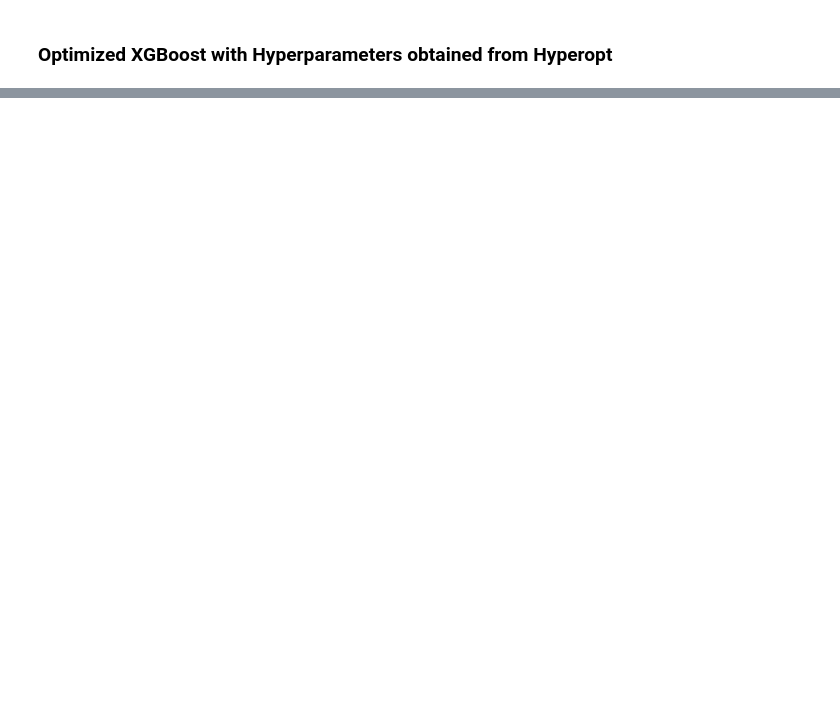
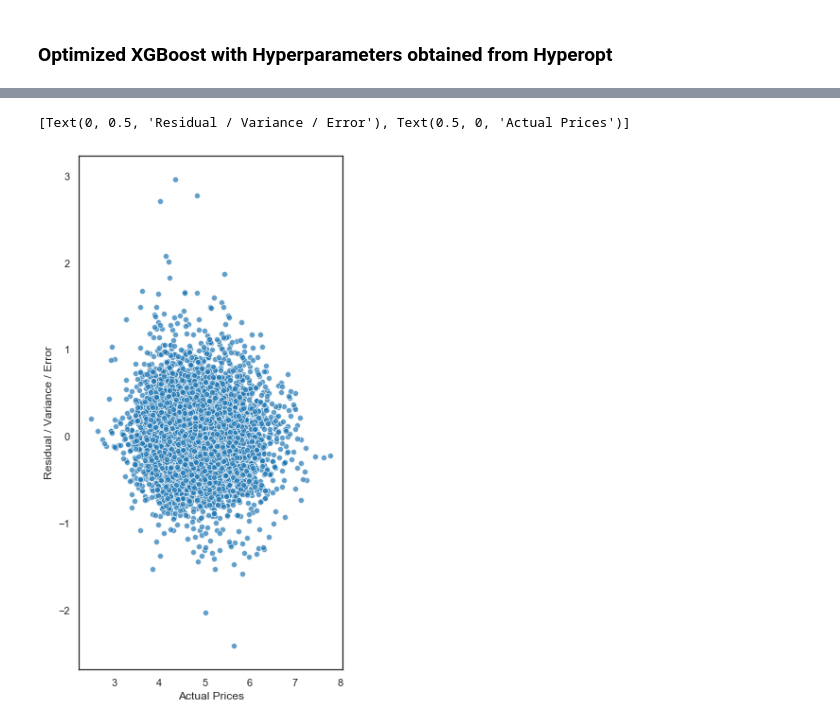
Before and after one commit to vbeohar/w207_spring2020_section4_aav, a Jupyter notebook: proj4.ipynb, the cells around one changed output, grey strips where cells are left out. Drawn from its saved outputs; the diff is of its cells as text; code cells hidden in the pictures; blank space fills up the shorter version.

```diff
--- a/proj4.ipynb
+++ b/proj4.ipynb
@@ -487,0 +484,7 @@ Standard deviation: 0.007
+# %%
+y_scatter  = y_test - preds
+ax = sns.scatterplot(preds, y_scatter, alpha=0.7)
+ax.set(xlabel='Actual Prices', ylabel='Residual / Variance / Error')
+# %% [output]
+[Text(0, 0.5, 'Residual / Variance / Error'), Text(0.5, 0, 'Actual Prices')]
+[figure, added]
```
Also changed, not shown: parts of 16 cells of this notebook.
